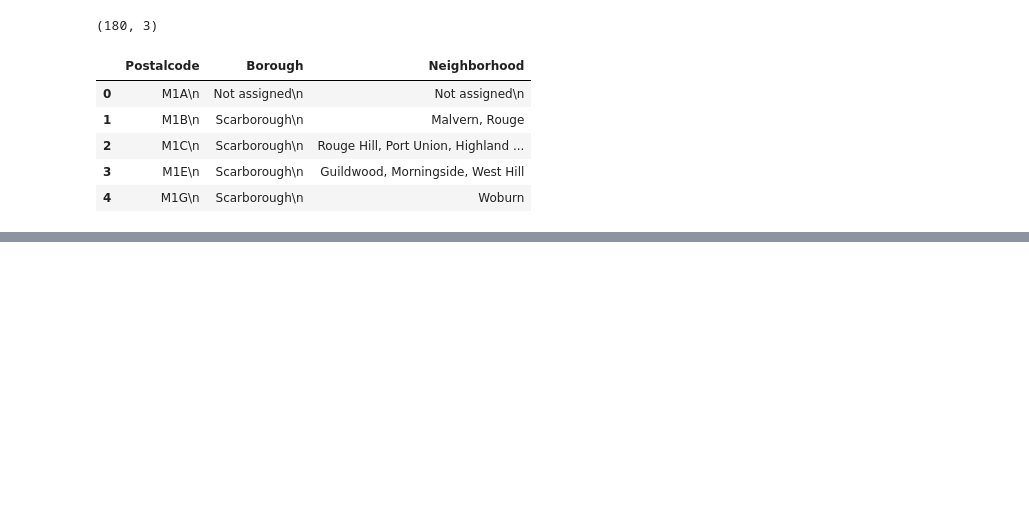
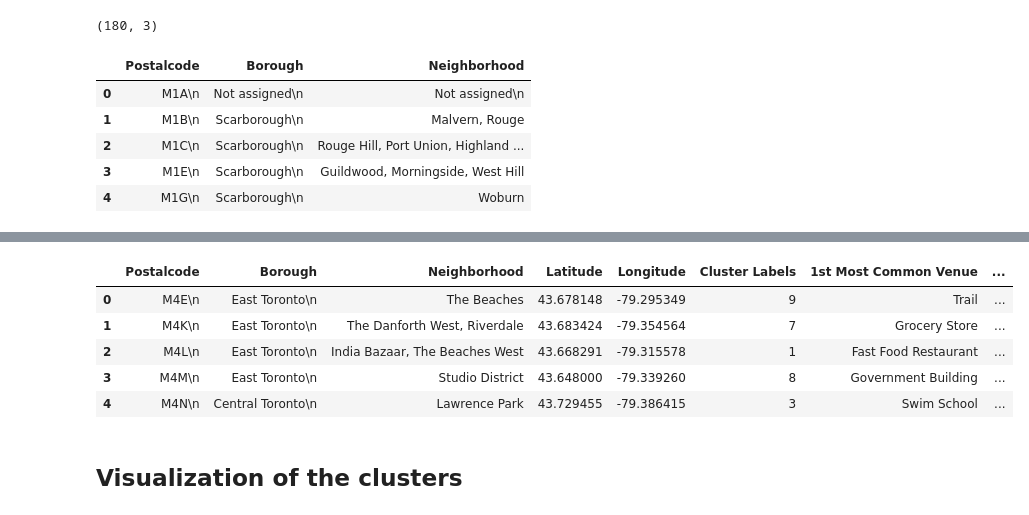
Before and after one commit to sharanyasadan/Coursera_Capstone, a Jupyter notebook: DATA.ipynb, the cells around one changed output, grey strips where cells are left out. Cells and saved outputs as stored; diff of their text form; code cells hidden in the pictures; blank space fills up the shorter version.

```diff
--- a/DATA.ipynb
+++ b/DATA.ipynb
@@ -133,0 +522,24 @@ df_2.to_csv('toronto.csv', index=False)
+# %%
+def return_most_common_venues(row, num_top_venues):
+    row_categories = row.iloc[1:]
+    row_categories_sorted = row_categories.sort_values(ascending=False)
+    return row_categories_sorted.index.values[0:num_top_venues]
+# %%
+import numpy as np
+num_top_venues = 10
+indicators = ['st', 'nd', 'rd']
+
+columns = ['Neighborhood']
+for ind in np.arange(num_top_venues):
+    try:
+        columns.append('{}{} Most Common Venue'.format(ind+1, indicators[ind]))
+    except:
+        columns.append('{}th Most Common Venue'.format(ind+1))
+
+neighborhoods_venues_sorted = pd.DataFrame(columns=columns)
+neighborhoods_venues_sorted['Neighborhood'] = toronto_grouped['Neighborhood']
+
+for ind in np.arange(toronto_grouped.shape[0]):
+    neighborhoods_venues_sorted.iloc[ind, 1:] = return_most_common_venues(toronto_grouped.iloc[ind, :], num_top_venues)
+
+neighborhoods_venues_sorted.shape
@@ -133,0 +555,6 @@ df_2.to_csv('toronto.csv', index=False)
+# %%
+kclusters = 10
+toronto_grouped_clustering = toronto_grouped.drop('Neighborhood', 1)
+kmeans = KMeans(n_clusters=kclusters, random_state=1).fit(toronto_grouped_clustering)
+print(kmeans.labels_[0:10])
+print(len(kmeans.labels_))
@@ -133,0 +573,15 @@ df_2.to_csv('toronto.csv', index=False)
+# %%
+neighborhoods_venues_sorted.insert(0, 'Cluster Labels', kmeans.labels_)
+toronto_merged = df
+toronto_merged = toronto_merged.join(neighborhoods_venues_sorted.set_index('Neighborhood'), on='Neighborhood')
+
+toronto_merged.head() #check last column
+# %% [output]
+|  | Postalcode | Borough | Neighborhood | Latitude | Longitude | Cluster Labels | 1st Most Common Venue | ... |
+| 0 | M4E\n | East Toronto\n | The Beaches | 43.678148 | -79.295349 | 9 | Trail | ... |
+| 1 | M4K\n | East Toronto\n | The Danforth West, Riverdale | 43.683424 | -79.354564 | 7 | Grocery Store | ... |
+| 2 | M4L\n | East Toronto\n | India Bazaar, The Beaches West | 43.668291 | -79.315578 | 1 | Fast Food Restaurant | ... |
+| 3 | M4M\n | East Toronto\n | Studio District | 43.648000 | -79.339260 | 8 | Government Building | ... |
+| 4 | M4N\n | Central Toronto\n | Lawrence Park | 43.729455 | -79.386415 | 3 | Swim School | ... |
+# %% [markdown]
+## Visualization of the clusters
```
Also changed, not shown: parts of 46 cells of this notebook.
